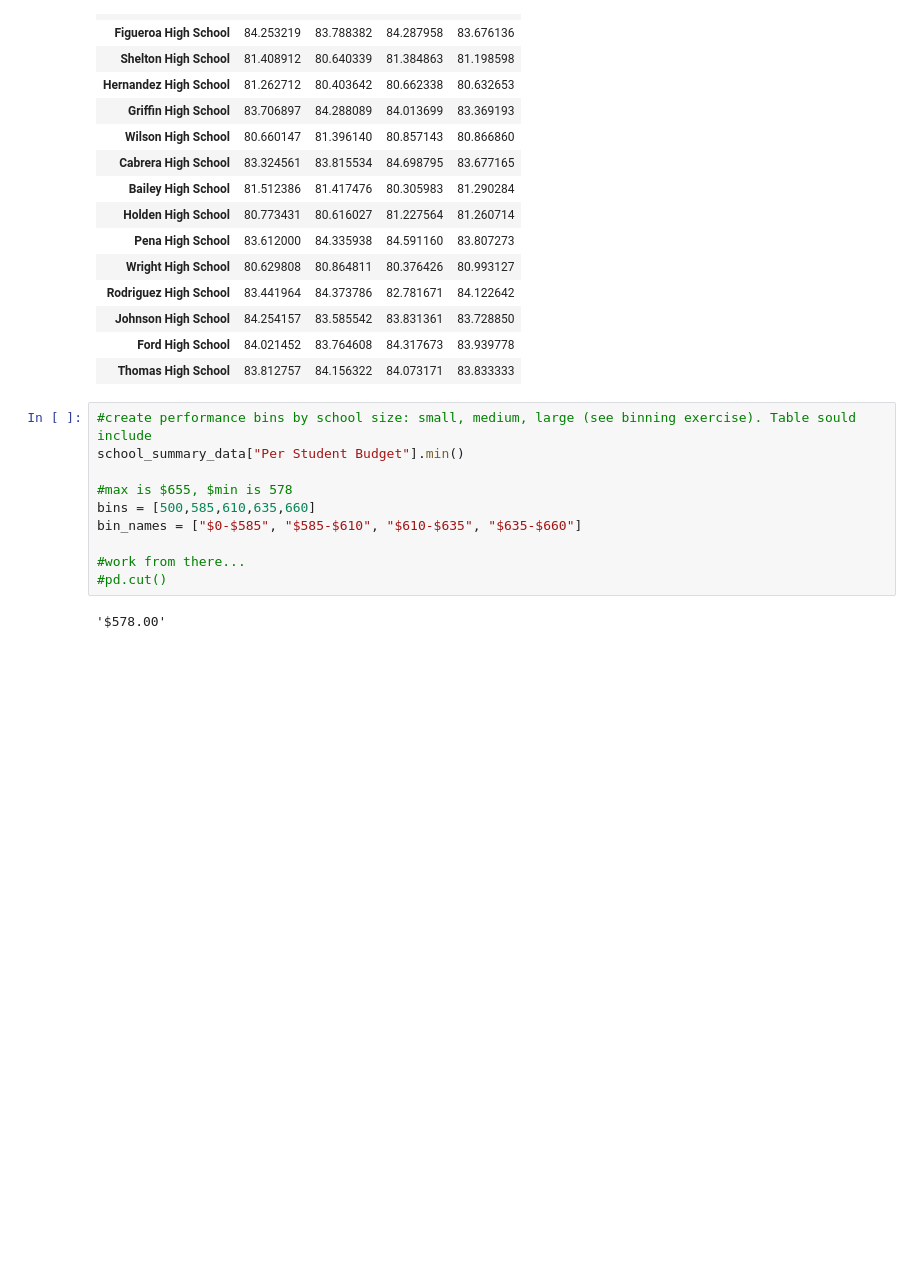
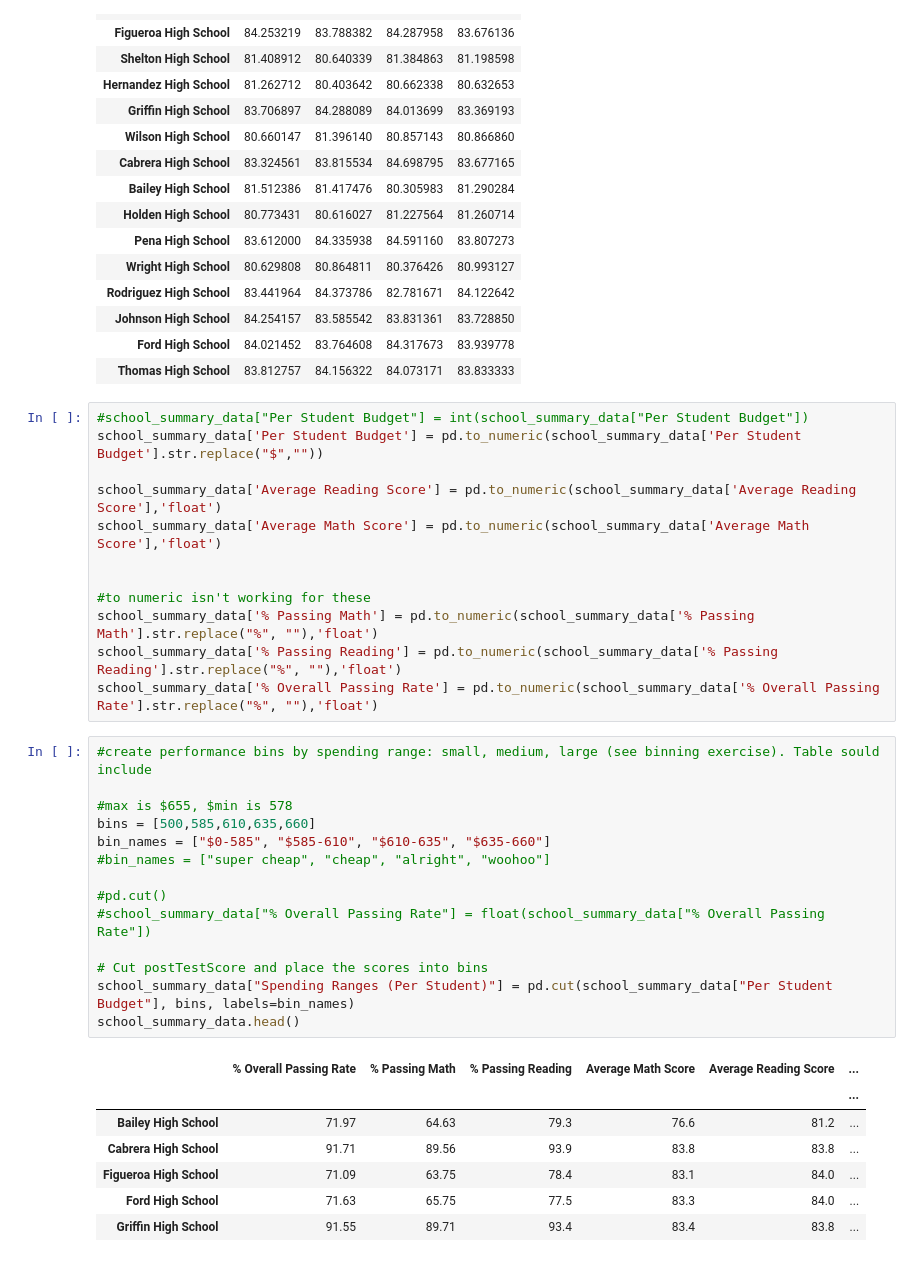
Before and after one commit to arnenewman11/python-challenge, a Jupyter notebook: PyCitySchools/PyCity_code_AN.ipynb, the cells around one changed output. Saved outputs shown, nothing was run; the diff lists cells and outputs as text; blank space fills up the shorter version.

```diff
--- a/PyCitySchools/PyCity_code_AN.ipynb
+++ b/PyCitySchools/PyCity_code_AN.ipynb
@@ -322,15 +328,37 @@ reading_by_grade
 | Johnson High School | 84.254157 | 83.585542 | 83.831361 | 83.728850 |
 | Ford High School | 84.021452 | 83.764608 | 84.317673 | 83.939778 |
 | Thomas High School | 83.812757 | 84.156322 | 84.073171 | 83.833333 |
+# %%
+#school_summary_data["Per Student Budget"] = int(school_summary_data["Per Student Budget"])
+school_summary_data['Per Student Budget'] = pd.to_numeric(school_summary_data['Per Student Budget'].str.replace("$",""))
+
+school_summary_data['Average Reading Score'] = pd.to_numeric(school_summary_data['Average Reading Score'],'float')
+school_summary_data['Average Math Score'] = pd.to_numeric(school_summary_data['Average Math Score'],'float')
+
+
+#to numeric isn't working for these
+school_summary_data['% Passing Math'] = pd.to_numeric(school_summary_data['% Passing Math'].str.replace("%", ""),'float')
+school_summary_data['% Passing Reading'] = pd.to_numeric(school_summary_data['% Passing Reading'].str.replace("%", ""),'float')
+school_summary_data['% Overall Passing Rate'] = pd.to_numeric(school_summary_data['% Overall Passing Rate'].str.replace("%", ""),'float')
 # %%
-#create performance bins by school size: small, medium, large (see binning exercise). Table sould include
-school_summary_data["Per Student Budget"].min()
+#create performance bins by spending range: small, medium, large (see binning exercise). Table sould include
 
 #max is $655, $min is 578
 bins = [500,585,610,635,660]
-bin_names = ["$0-$585", "$585-$610", "$610-$635", "$635-$660"]
+bin_names = ["$0-585", "$585-610", "$610-635", "$635-660"]
+#bin_names = ["super cheap", "cheap", "alright", "woohoo"]
 
-#work from there...
 #pd.cut()
+#school_summary_data["% Overall Passing Rate"] = float(school_summary_data["% Overall Passing Rate"])
+
+# Cut postTestScore and place the scores into bins
+school_summary_data["Spending Ranges (Per Student)"] = pd.cut(school_summary_data["Per Student Budget"], bins, labels=bin_names)
+school_summary_data.head()
 # %% [output]
-'$578.00'
+|  | % Overall Passing Rate | % Passing Math | % Passing Reading | Average Math Score | Average Reading Score | ... |
+|  |  |  |  |  |  | ... |
+| Bailey High School | 71.97 | 64.63 | 79.3 | 76.6 | 81.2 | ... |
+| Cabrera High School | 91.71 | 89.56 | 93.9 | 83.8 | 83.8 | ... |
+| Figueroa High School | 71.09 | 63.75 | 78.4 | 83.1 | 84.0 | ... |
+| Ford High School | 71.63 | 65.75 | 77.5 | 83.3 | 84.0 | ... |
+| Griffin High School | 91.55 | 89.71 | 93.4 | 83.4 | 83.8 | ... |
```
Also changed, not shown: parts of 8 cells of this notebook.
